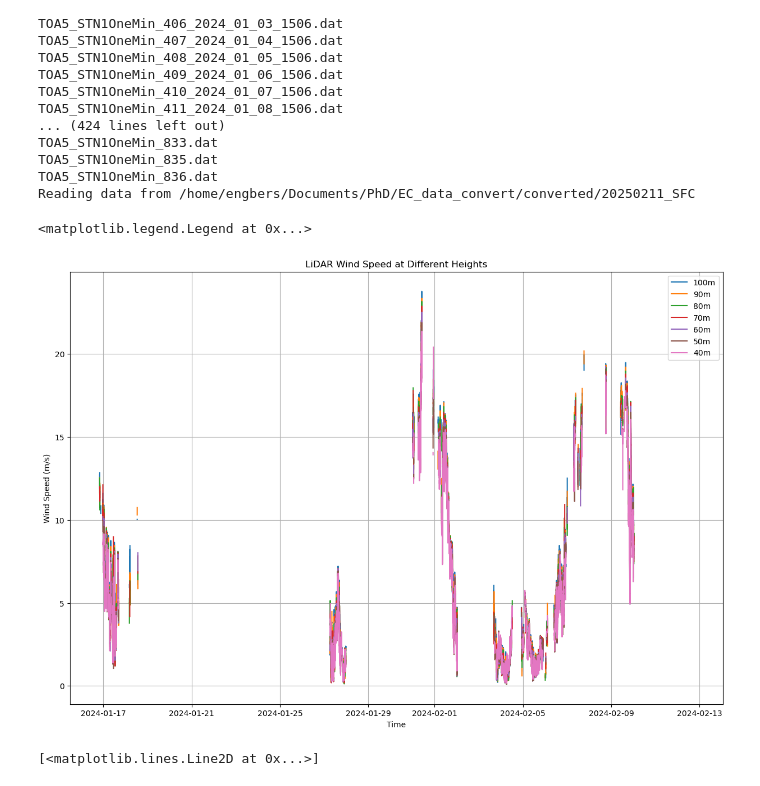
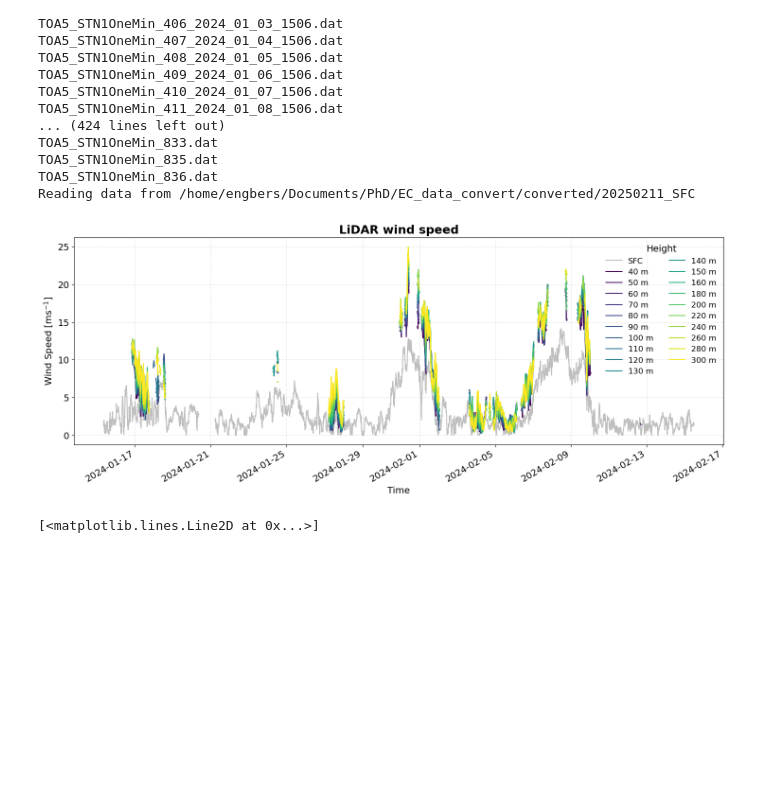
Before and after one commit to Rainette9/DataProcessingScripts, a Jupyter notebook: LiDAR.ipynb, the cells around one changed output. Saved outputs shown, nothing was run; the diff lists cells and outputs as text; code cells hidden in the pictures; blank space fills up the shorter version.

```diff
--- a/LiDAR.ipynb
+++ b/LiDAR.ipynb
@@ -109,24 +116,52 @@ TOA5_STN1OneMin_835.dat
 TOA5_STN1OneMin_836.dat
 Reading data from /home/engbers/Documents/PhD/EC_data_convert/converted/20250211_SFC
 # %%
-start='2024-01-15 08:00:00'
-end='2024-02-15 12:00:00'
-plt.figure(figsize=(15, 10))
-plt.title('LiDAR Wind Speed at Different Heights')
-plt.xlabel('Time')
-plt.ylabel('Wind Speed (m/s)')
-plt.grid()
-plt.plot(lidar['100mWindSpeed(m/s)'][start:end], label='100m')
-plt.plot(lidar['90mWindSpeed(m/s)'][start:end], label='90m')
-plt.plot(lidar['80mWindSpeed(m/s)'][start:end], label='80m')
-plt.plot(lidar['70mWindSpeed(m/s)'][start:end], label='70m')
-plt.plot(lidar['60mWindSpeed(m/s)'][start:end], label='60m')
-plt.plot(lidar['50mWindSpeed(m/s)'][start:end], label='50m')
-plt.plot(lidar['40mWindSpeed(m/s)'][start:end], label='40m')
-plt.legend()
+start = '2024-01-15 08:00:00'
+end = '2024-02-15 12:00:00'
+plt.figure(figsize=(15, 6))
+
+# Extract heights from column names for labeling
+heights_plot = []
+for col in wind_speed_cols:
+    match = re.search(r'(\d+)m', col)
+    if match:
+        heights_plot.append(int(match.group(1)))
+    else:
+        heights_plot.append(col)  # fallback
+
+# Use a scientific colormap and line styles
+colors = cm.viridis(np.linspace(0, 1, len(wind_speed_cols)))
+# linestyles = ['-', '--', '-.', ':'] * (len(wind_speed_cols) // 4 + 1)
+
+plt.plot(
+    resample_with_threshold(slowdata_cleaned['WS2_Avg'][start:end], '10min', interpolate=True),
+    label='SFC',
+    color='grey',
+    alpha=0.5,
+    linestyle='-',
+    linewidth=1.5)
+
+for i, column in enumerate(wind_speed_cols):
+    plt.plot(
+        resample_with_threshold(lidar[column][start:end], '10min', interpolate=True),
+        label=f"{heights_plot[i]} m",
+        color=colors[i],
+        # linestyle=linestyles[i],
+        linewidth=1.5
+    )
+
+plt.title('LiDAR wind speed', fontsize=18, weight='bold')
+plt.xlabel('Time', fontsize=14)
+plt.ylabel(r'Wind Speed [ms$^{-1}$]', fontsize=14)
+plt.grid(True, which='both', linestyle=':', linewidth=0.7, alpha=0.7)
+plt.legend(title="Height", frameon=False, fontsize=12, title_fontsize=14, loc='upper right', ncol=2)
+plt.tight_layout()
+plt.tick_params(axis='both', which='major', labelsize=14)
+plt.gcf().autofmt_xdate()
+plt.savefig('/home/engbers/Documents/PhD/Data/plots/LiDAR_wind_speed.png', bbox_inches='tight', dpi=300)
+plt.show()
 # %% [output]
-<matplotlib.legend.Legend at 0x...>
-[figure, old version]
+[figure, new version]
 # %%
 start='2024-01-17 00:00:00'
 end='2024-02-15 00:00:00'
```
Also changed, not shown: parts of 1 cell of this notebook, 1 other file.
